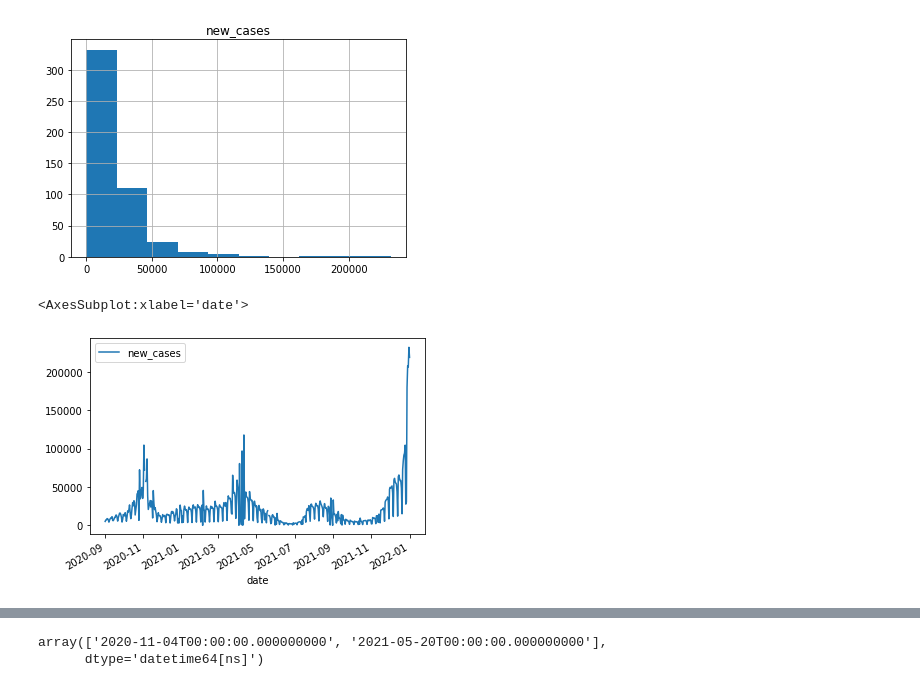
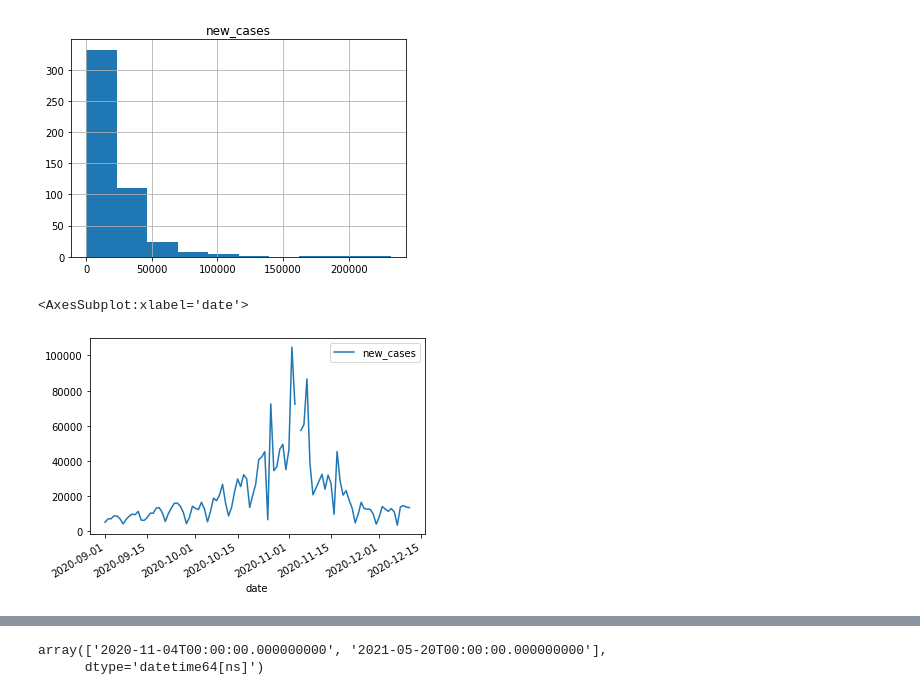
Before and after one commit to Rehann2/bike_counts_Kaan_Rehan, a Jupyter notebook: bike_counters_starting_kit.ipynb, the cells around one changed output, grey strips where cells are left out. Drawn from its saved outputs; the diff is of its cells as text; code cells hidden in the pictures.

```diff
--- a/bike_counters_starting_kit.ipynb
+++ b/bike_counters_starting_kit.ipynb
@@ -502,7 +467,8 @@ We can also create a dummy and try that
 9000.000000        1
 dtype: int64
 # %%
-prec_binned = pd.cut(prec * 1e3, [-0.01, 0, 1, 1000, np.inf], labels=[0, 1, 2, 3])
+prec_binned = pd.cut(prec*1e3, [-0.01, 0, 1, 1000, np.inf],
+                     labels=[0, 1, 2, 3])
 prec_binned.hist()
 # %% [output]
 <AxesSubplot:>
@@ -521,5 +487,3 @@ df_weather.head()
-# %%
-df_weather.drop(["Cloudiness", "Comment"], axis=1, inplace=True)
 # %%
 df_weather.hist();
 # %% [output]
@@ -587,6 +551,7 @@ plt.title("Daily Sunshine Time in Seconds")
 Text(0.5, 1.0, 'Daily Sunshine Time in Seconds')
 [figure]
 # %%
+df_weather["date_only"] = pd.to_datetime(df_weather.date.dt.date)
 df_weather.date_only.isin(sunshine_time.index).all()
 # %% [output]
 True
@@ -620,19 +585,15 @@ array(['9-2020', '10-2020', '11-2020', '12-2020', '1-2021', '2-2021',
        '3-2021', '4-2021', '5-2021', '6-2021', '7-2021', '8-2021',
        '9-2021', '10-2021', '11-2021', '12-2021', '1-2022'], dtype=object)
 # %%
-# Scrape data for day times
+#Scrape data for day times
 suntimes = pd.DataFrame(columns=["date", "suntime"])
 for my in mthyr[:-1]:
     month, year = my.split("-")[0], my.split("-")[1]
-    sun = pd.read_html(
-        f"https://www.timeanddate.com/sun/france/paris?month={month}&year={year}"
-    )[1].iloc[:, [0, 3]]
+    sun = pd.read_html(f"https://www.timeanddate.com/sun/france/paris?month={month}&year={year}")[1].iloc[:, [0, 3]]
     sun.columns = ["date", "suntime"]
 
-    # Remove possible rows with additional data
-    row_lens = [
-        len(i) for i in sun["date"]
-    ]  # check for the lengths, length more than 2 indicates text
+    #Remove possible rows with additional data
+    row_lens = [len(i) for i in sun["date"]] #check for the lengths, length more than 2 indicates text
     to_drop = np.where(np.array(row_lens) > 2)
     to_drop = [i for i in to_drop[0]]
 
@@ -784,8 +745,8 @@ df_covid.set_index("date", drop=True).hist()
 array([[<AxesSubplot:title={'center':'new_cases'}>]], dtype=object)
 [figure]
 # %%
-df_covid.plot()
+df_covid.set_index("date").iloc[0:100].plot()
 # %% [output]
 <AxesSubplot:xlabel='date'>
-[figure, old version]
+[figure, new version]
 # %%
```
Also changed, not shown: parts of 65 cells of this notebook.
